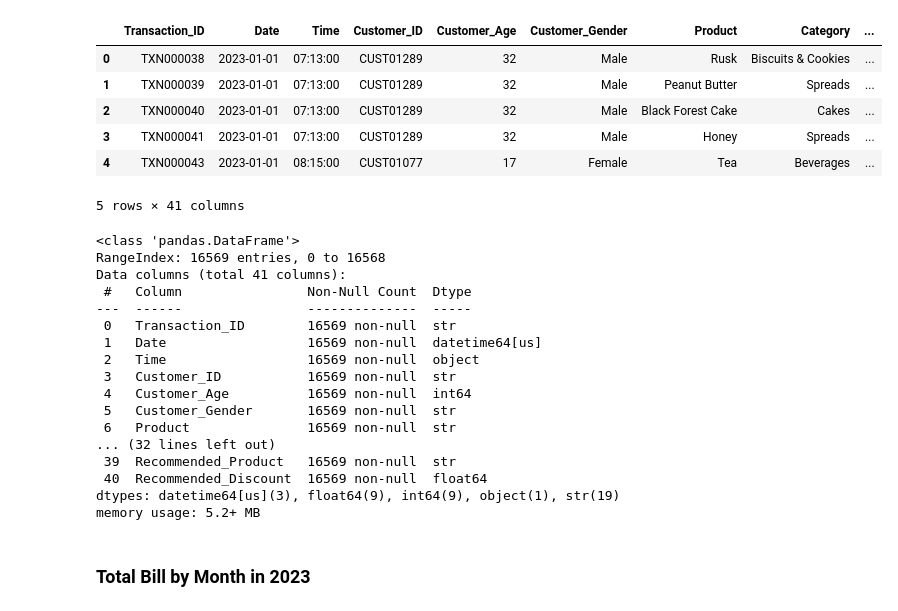
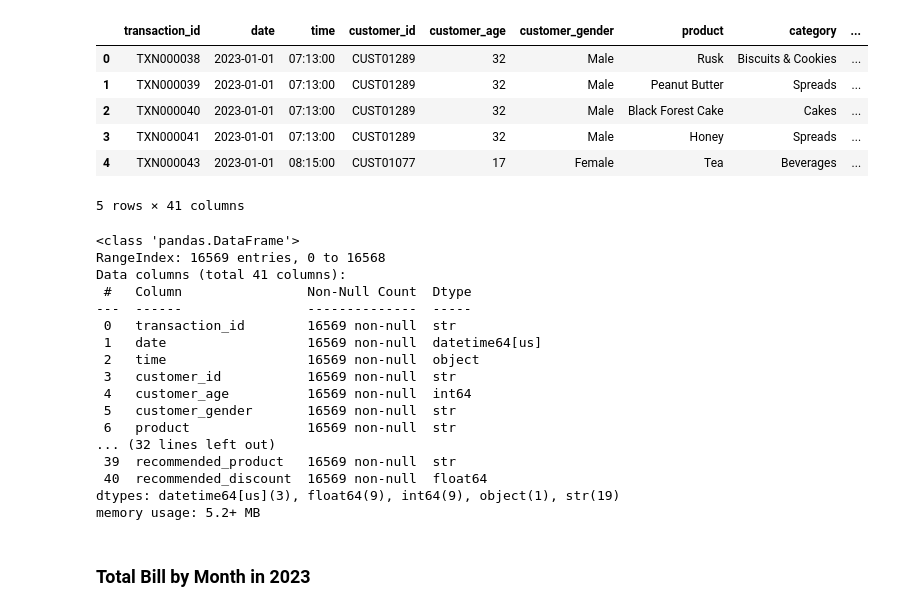
Before and after one commit to Gantz23/bakery, a Jupyter notebook: main.ipynb, the cells around one changed output. Saved outputs shown, nothing was run; the diff lists cells and outputs as text; code cells hidden in the pictures.

```diff
--- a/main.ipynb
+++ b/main.ipynb
@@ -4,9 +4,10 @@ import matplotlib.pyplot as plt
 # %%
 df = pd.read_excel('data-bakery.xlsx')
 # %%
+df.columns = df.columns.str.lower()
 df.head()
 # %% [output]
-|  | Transaction_ID | Date | Time | Customer_ID | Customer_Age | Customer_Gender | Product | Category | ... |
+|  | transaction_id | date | time | customer_id | customer_age | customer_gender | product | category | ... |
 | 0 | TXN000038 | 2023-01-01 | 07:13:00 | CUST01289 | 32 | Male | Rusk | Biscuits & Cookies | ... |
 | 1 | TXN000039 | 2023-01-01 | 07:13:00 | CUST01289 | 32 | Male | Peanut Butter | Spreads | ... |
 | 2 | TXN000040 | 2023-01-01 | 07:13:00 | CUST01289 | 32 | Male | Black Forest Cake | Cakes | ... |
@@ -21,16 +22,16 @@ RangeIndex: 16569 entries, 0 to 16568
 Data columns (total 41 columns):
  #   Column                Non-Null Count  Dtype
 ---  ------                --------------  -----
- 0   Transaction_ID        16569 non-null  str
- 1   Date                  16569 non-null  datetime64[us]
- 2   Time                  16569 non-null  object
- 3   Customer_ID           16569 non-null  str
- 4   Customer_Age          16569 non-null  int64
- 5   Customer_Gender       16569 non-null  str
- 6   Product               16569 non-null  str
+ 0   transaction_id        16569 non-null  str
+ 1   date                  16569 non-null  datetime64[us]
+ 2   time                  16569 non-null  object
+ 3   customer_id           16569 non-null  str
+ 4   customer_age          16569 non-null  int64
+ 5   customer_gender       16569 non-null  str
+ 6   product               16569 non-null  str
 ... (32 lines left out)
- 39  Recommended_Product   16569 non-null  str
- 40  Recommended_Discount  16569 non-null  float64
+ 39  recommended_product   16569 non-null  str
+ 40  recommended_discount  16569 non-null  float64
 dtypes: datetime64[us](3), float64(9), int64(9), object(1), str(19)
 memory usage: 5.2+ MB
 # %%
```
Also changed, not shown: parts of 6 cells of this notebook.
